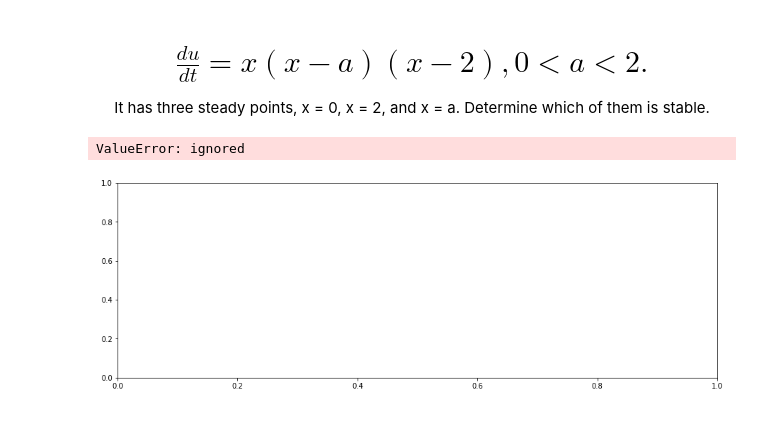
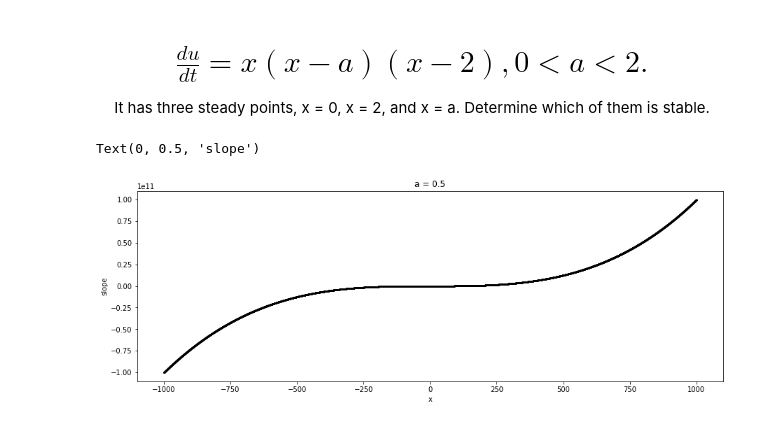
Before and after one commit to leoliu5550/AI_study, a Jupyter notebook: Modeling.ipynb, the cells around one changed output. Cells and saved outputs as stored; diff of their text form; code cells hidden in the pictures.

```diff
--- a/Modeling.ipynb
+++ b/Modeling.ipynb
@@ -171,15 +171,15 @@ def ofunc(a,x):
     slope = x*(x-a)*(x-2)
     return slope
 # %%
-x = np.linspace(-10000000000, 10000000000,20000)
+x = np.linspace(-1000, 1000,200000)
 a = 0.5
-slope = [ofunc(a,i) for i in x]*100
+slope = [ofunc(a,i)*100 for i in x]
 # %%
 plt.figure(figsize=(15, 5))
-plt.plot(x,slope,'k', markersize=1)
-plt.title(f'a = {a} , C = {c}')
+plt.plot(x,slope,'k.', markersize=1)
+plt.title(f'a = {a}')
 plt.xlabel("x")
 plt.ylabel("slope")
 # %% [output]
-ValueError: ignored
+Text(0, 0.5, 'slope')
-[figure, old version]
+[figure, new version]
```
